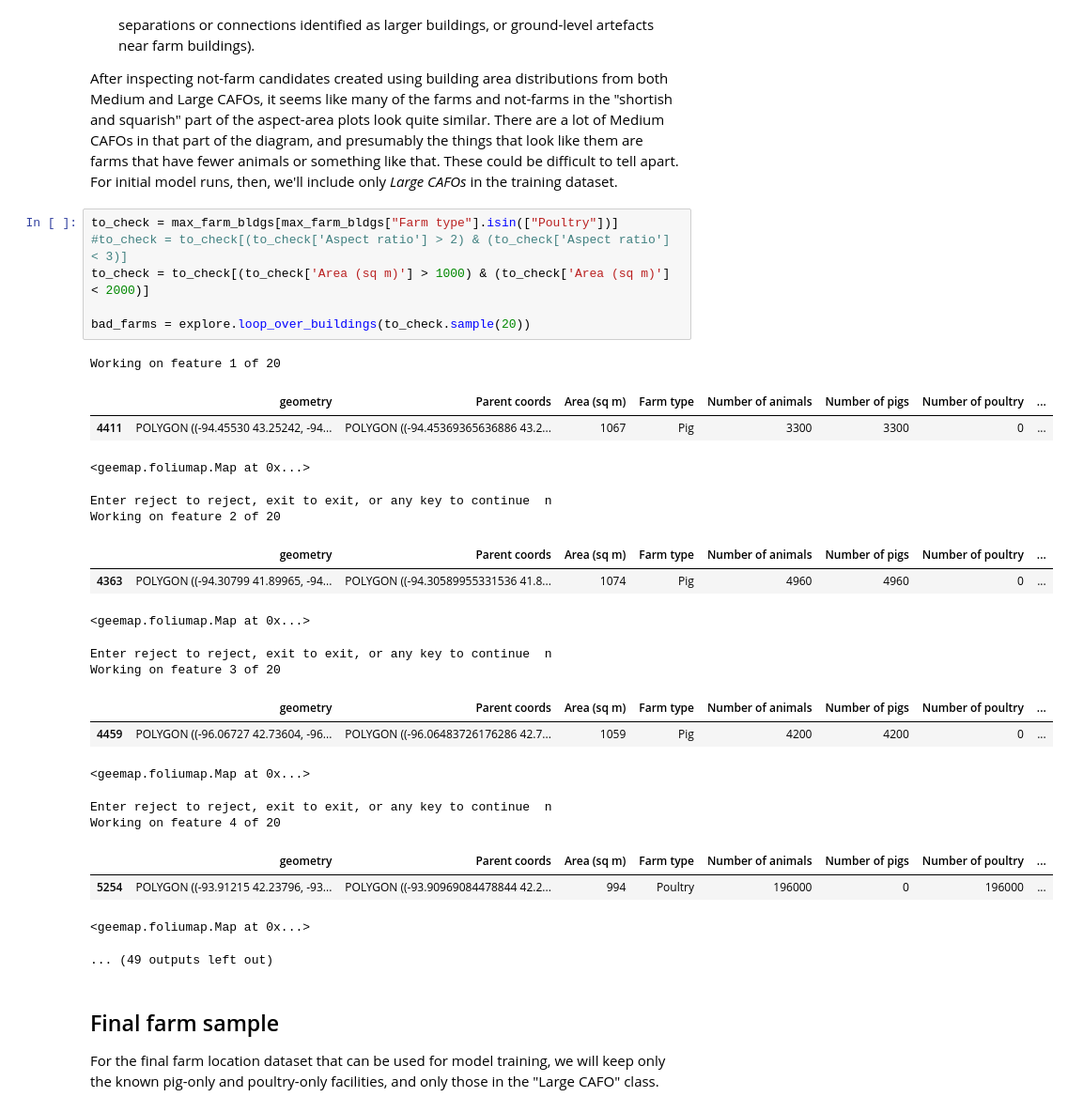
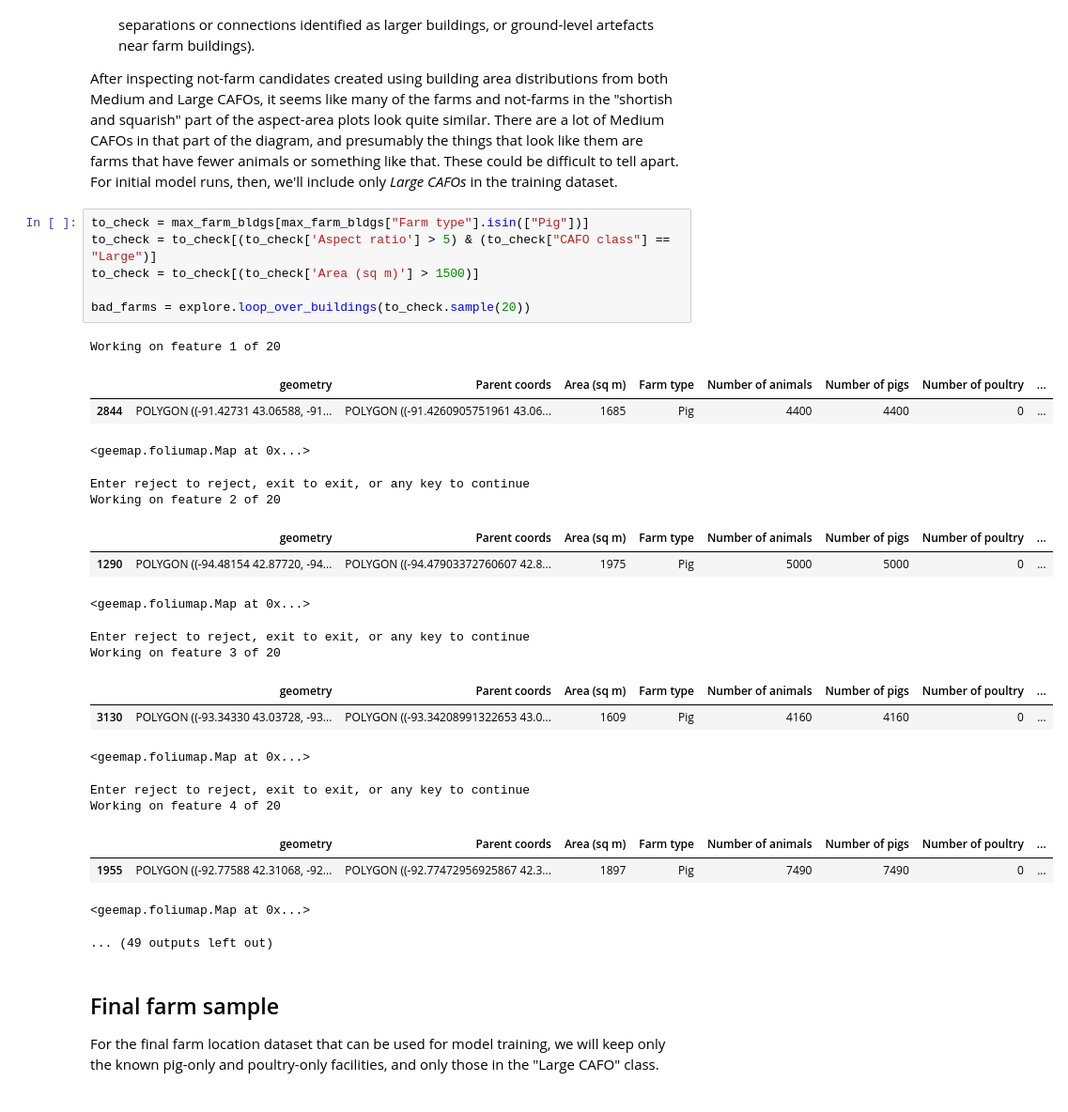
Before and after one commit to rachelemason/CAFO-AI, a Jupyter notebook: 1_Iowa.ipynb, the cells around one changed output. Shown at 94% size. Saved outputs shown, nothing was run; the diff lists cells and outputs as text.

```diff
--- a/1_Iowa.ipynb
+++ b/1_Iowa.ipynb
@@ -498,30 +498,30 @@ plt.savefig("/content/drive/MyDrive/CAFO_data/Analysis/Iowa_aspect_area.png")
 
 After inspecting not-farm candidates created using building area distributions from both Medium and Large CAFOs, it seems like many of the farms and not-farms in the "shortish and squarish" part of the aspect-area plots look quite similar. There are a lot of Medium CAFOs in that part of the diagram, and presumably the things that look like them are farms that have fewer animals or something like that. These could be difficult to tell apart. For initial model runs, then, we'll include only *Large CAFOs* in the training dataset.
 # %%
-to_check = max_farm_bldgs[max_farm_bldgs["Farm type"].isin(["Poultry"])]
-#to_check = to_check[(to_check['Aspect ratio'] > 2) & (to_check['Aspect ratio'] < 3)]
-to_check = to_check[(to_check['Area (sq m)'] > 1000) & (to_check['Area (sq m)'] < 2000)]
+to_check = max_farm_bldgs[max_farm_bldgs["Farm type"].isin(["Pig"])]
+to_check = to_check[(to_check['Aspect ratio'] > 5) & (to_check["CAFO class"] == "Large")]
+to_check = to_check[(to_check['Area (sq m)'] > 1500)]
 
 bad_farms = explore.loop_over_buildings(to_check.sample(20))
 # %% [output]
 Working on feature 1 of 20
 |  | geometry | Parent coords | Area (sq m) | Farm type | Number of animals | Number of pigs | Number of poultry | ... |
-| 4411 | POLYGON ((-94.45530 43.25242, -94... | POLYGON ((-94.45369365636886 43.2... | 1067 | Pig | 3300 | 3300 | 0 | ... |
+| 2844 | POLYGON ((-91.42731 43.06588, -91... | POLYGON ((-91.4260905751961 43.06... | 1685 | Pig | 4400 | 4400 | 0 | ... |
 <geemap.foliumap.Map at 0x...>
-Enter reject to reject, exit to exit, or any key to continue  n
+Enter reject to reject, exit to exit, or any key to continue
 Working on feature 2 of 20
 |  | geometry | Parent coords | Area (sq m) | Farm type | Number of animals | Number of pigs | Number of poultry | ... |
-| 4363 | POLYGON ((-94.30799 41.89965, -94... | POLYGON ((-94.30589955331536 41.8... | 1074 | Pig | 4960 | 4960 | 0 | ... |
+| 1290 | POLYGON ((-94.48154 42.87720, -94... | POLYGON ((-94.47903372760607 42.8... | 1975 | Pig | 5000 | 5000 | 0 | ... |
 <geemap.foliumap.Map at 0x...>
-Enter reject to reject, exit to exit, or any key to continue  n
+Enter reject to reject, exit to exit, or any key to continue
 Working on feature 3 of 20
 |  | geometry | Parent coords | Area (sq m) | Farm type | Number of animals | Number of pigs | Number of poultry | ... |
-| 4459 | POLYGON ((-96.06727 42.73604, -96... | POLYGON ((-96.06483726176286 42.7... | 1059 | Pig | 4200 | 4200 | 0 | ... |
+| 3130 | POLYGON ((-93.34330 43.03728, -93... | POLYGON ((-93.34208991322653 43.0... | 1609 | Pig | 4160 | 4160 | 0 | ... |
 <geemap.foliumap.Map at 0x...>
-Enter reject to reject, exit to exit, or any key to continue  n
+Enter reject to reject, exit to exit, or any key to continue
 Working on feature 4 of 20
 |  | geometry | Parent coords | Area (sq m) | Farm type | Number of animals | Number of pigs | Number of poultry | ... |
-| 5254 | POLYGON ((-93.91215 42.23796, -93... | POLYGON ((-93.90969084478844 42.2... | 994 | Poultry | 196000 | 0 | 196000 | ... |
+| 1955 | POLYGON ((-92.77588 42.31068, -92... | POLYGON ((-92.77472956925867 42.3... | 1897 | Pig | 7490 | 7490 | 0 | ... |
 <geemap.foliumap.Map at 0x...>
 ... (49 outputs left out)
 # %% [markdown]
```
Also changed, not shown: parts of 3 cells of this notebook.
